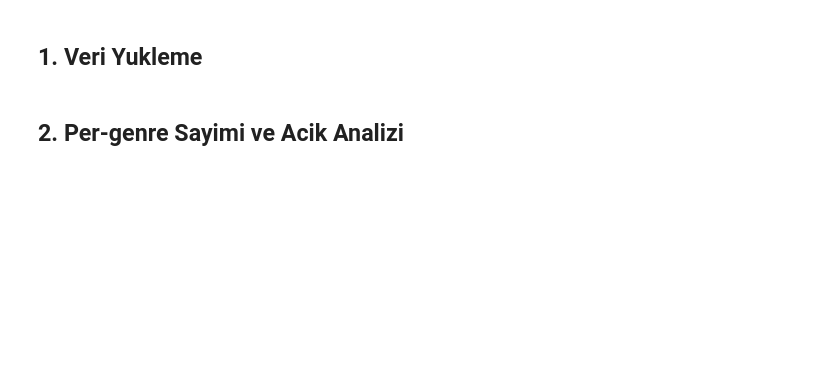
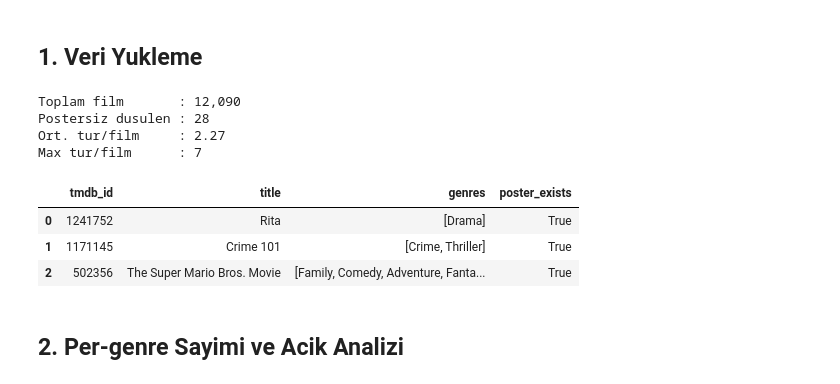
Before and after one commit to Sayicon/poster-based-genre-prediction, a Jupyter notebook: notebooks/06_data_analysis.ipynb, the cells around one changed output. Saved outputs shown, nothing was run; the diff lists cells and outputs as text; code cells hidden in the pictures; blank space fills up the shorter version.

```diff
--- a/notebooks/06_data_analysis.ipynb
+++ b/notebooks/06_data_analysis.ipynb
@@ -40,26 +42,37 @@ print('Paths OK:', LABELS_CSV.exists(), POSTERS_DIR.exists())
 ## 1. Veri Yukleme
 # %%
 df = pd.read_csv(LABELS_CSV, dtype={'tmdb_id': str})
-df['genres'] = df['genres'].apply(ast.literal_eval)
 
-# Sadece TARGET_GENRES ici ndeki turleri tut
+# Pipeline '|' ile kaydediyor: 'Action|Drama|Thriller'
+df['genres'] = df['genres'].apply(lambda x: x.split('|') if isinstance(x, str) else [])
+
+# Sadece TARGET_GENRES icindeki turleri tut
 df['genres'] = df['genres'].apply(
     lambda gs: [g for g in gs if g in TARGET_GENRES]
 )
 df = df[df['genres'].map(len) > 0].reset_index(drop=True)
 
 # Poster dosyasi kontrolu
 df['poster_exists'] = df['tmdb_id'].apply(
     lambda tid: (POSTERS_DIR / f'{tid}.jpg').exists()
 )
 missing_posters = (~df['poster_exists']).sum()
 df = df[df['poster_exists']].reset_index(drop=True)
 
 print(f'Toplam film       : {len(df):,}')
 print(f'Postersiz dusulen : {missing_posters}')
 print(f'Ort. tur/film     : {df["genres"].map(len).mean():.2f}')
 print(f'Max tur/film      : {df["genres"].map(len).max()}')
 df.head(3)
+# %% [output]
+Toplam film       : 12,090
+Postersiz dusulen : 28
+Ort. tur/film     : 2.27
+Max tur/film      : 7
+|  | tmdb_id | title | genres | poster_exists |
+| 0 | 1241752 | Rita | [Drama] | True |
+| 1 | 1171145 | Crime 101 | [Crime, Thriller] | True |
+| 2 | 502356 | The Super Mario Bros. Movie | [Family, Comedy, Adventure, Fanta... | True |
 # %% [markdown]
 ## 2. Per-genre Sayimi ve Acik Analizi
 # %%
```
Also changed, not shown: parts of 8 cells of this notebook, 24 other files.
